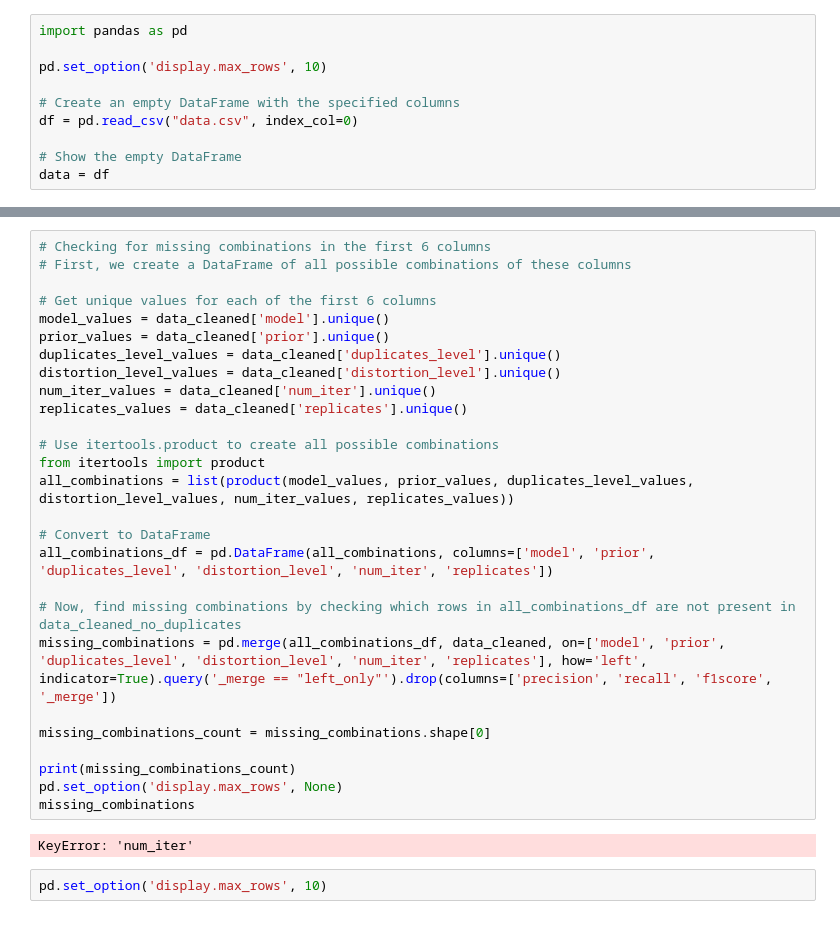
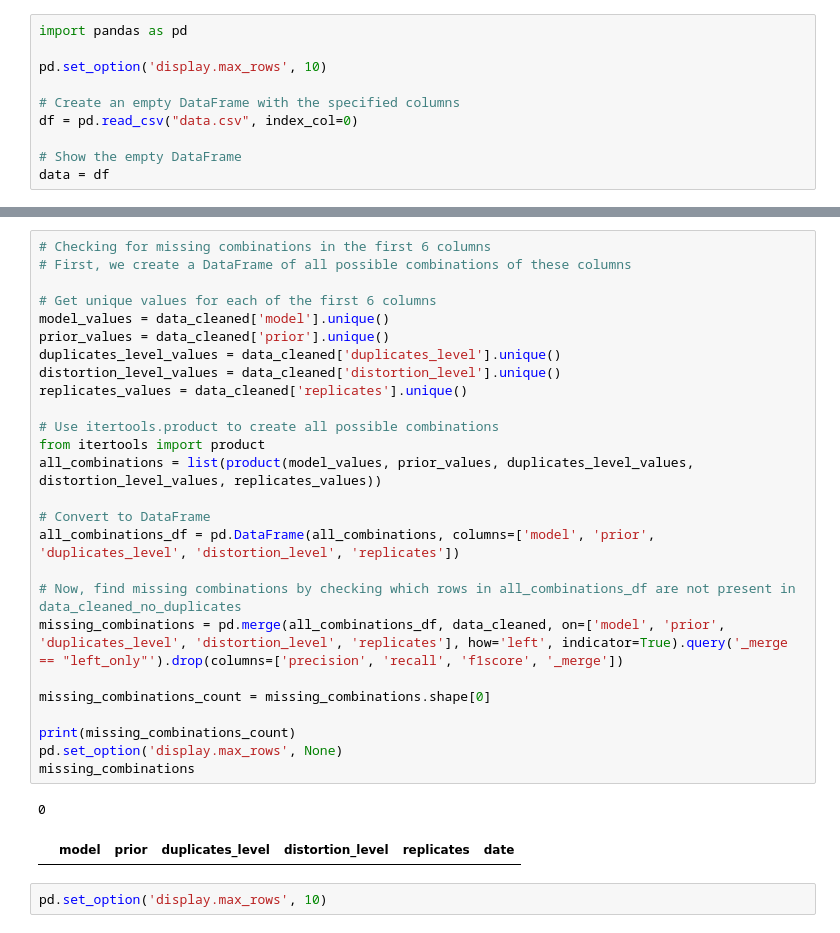
Before and after one commit to Emily0630/exchanger_data_collector, a Jupyter notebook: clean_data.ipynb, the cells around one changed output, grey strips where cells are left out. Saved outputs shown, nothing was run; the diff lists cells and outputs as text.

```diff
--- a/clean_data.ipynb
+++ b/clean_data.ipynb
@@ -225,32 +223,32 @@ Name: count, dtype: int64
 # %%
 # Checking for missing combinations in the first 6 columns
 # First, we create a DataFrame of all possible combinations of these columns
 
 # Get unique values for each of the first 6 columns
 model_values = data_cleaned['model'].unique()
 prior_values = data_cleaned['prior'].unique()
 duplicates_level_values = data_cleaned['duplicates_level'].unique()
 distortion_level_values = data_cleaned['distortion_level'].unique()
-num_iter_values = data_cleaned['num_iter'].unique()
 replicates_values = data_cleaned['replicates'].unique()
 
 # Use itertools.product to create all possible combinations
 from itertools import product
-all_combinations = list(product(model_values, prior_values, duplicates_level_values, distortion_level_values, num_iter_values, replicates_values))
+all_combinations = list(product(model_values, prior_values, duplicates_level_values, distortion_level_values, replicates_values))
 
 # Convert to DataFrame
-all_combinations_df = pd.DataFrame(all_combinations, columns=['model', 'prior', 'duplicates_level', 'distortion_level', 'num_iter', 'replicates'])
+all_combinations_df = pd.DataFrame(all_combinations, columns=['model', 'prior', 'duplicates_level', 'distortion_level', 'replicates'])
 
 # Now, find missing combinations by checking which rows in all_combinations_df are not present in data_cleaned_no_duplicates
-missing_combinations = pd.merge(all_combinations_df, data_cleaned, on=['model', 'prior', 'duplicates_level', 'distortion_level', 'num_iter', 'replicates'], how='left', indicator=True).query('_merge == "left_only"').drop(columns=['precision', 'recall', 'f1score', '_merge'])
+missing_combinations = pd.merge(all_combinations_df, data_cleaned, on=['model', 'prior', 'duplicates_level', 'distortion_level', 'replicates'], how='left', indicator=True).query('_merge == "left_only"').drop(columns=['precision', 'recall', 'f1score', '_merge'])
 
 missing_combinations_count = missing_combinations.shape[0]
 
 print(missing_combinations_count)
 pd.set_option('display.max_rows', None)
 missing_combinations
 # %% [output]
-KeyError: 'num_iter'
+0
+|  | model | prior | duplicates_level | distortion_level | replicates | date |
 # %%
 pd.set_option('display.max_rows', 10)
 # %%
```
Also changed, not shown: parts of 10 cells of this notebook, 2 other files.
